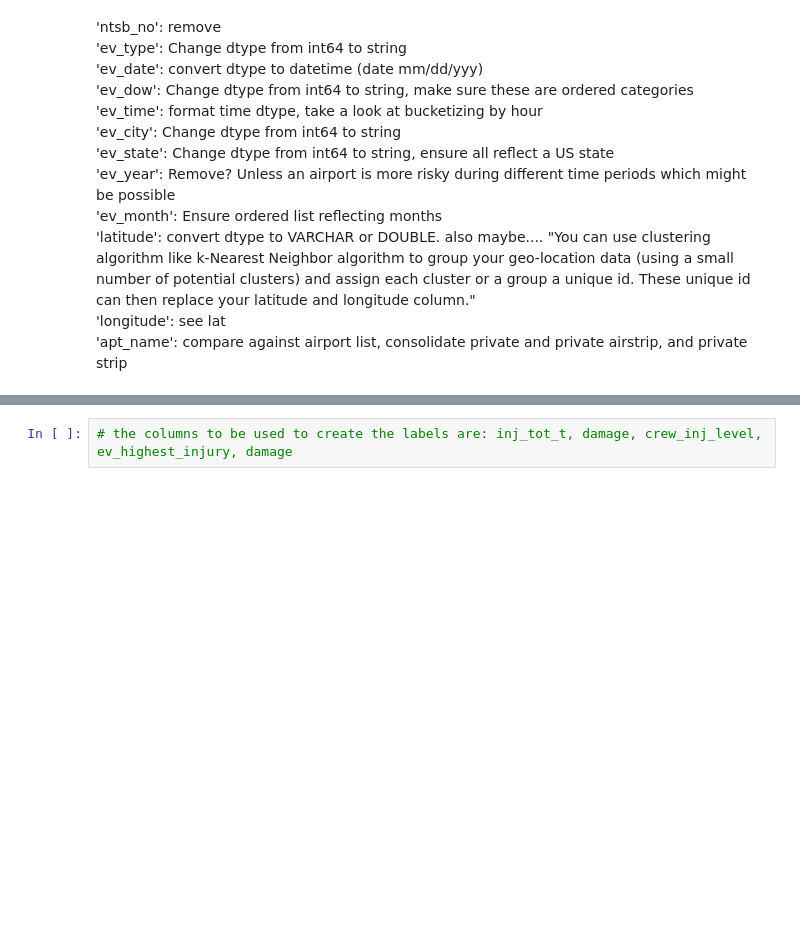
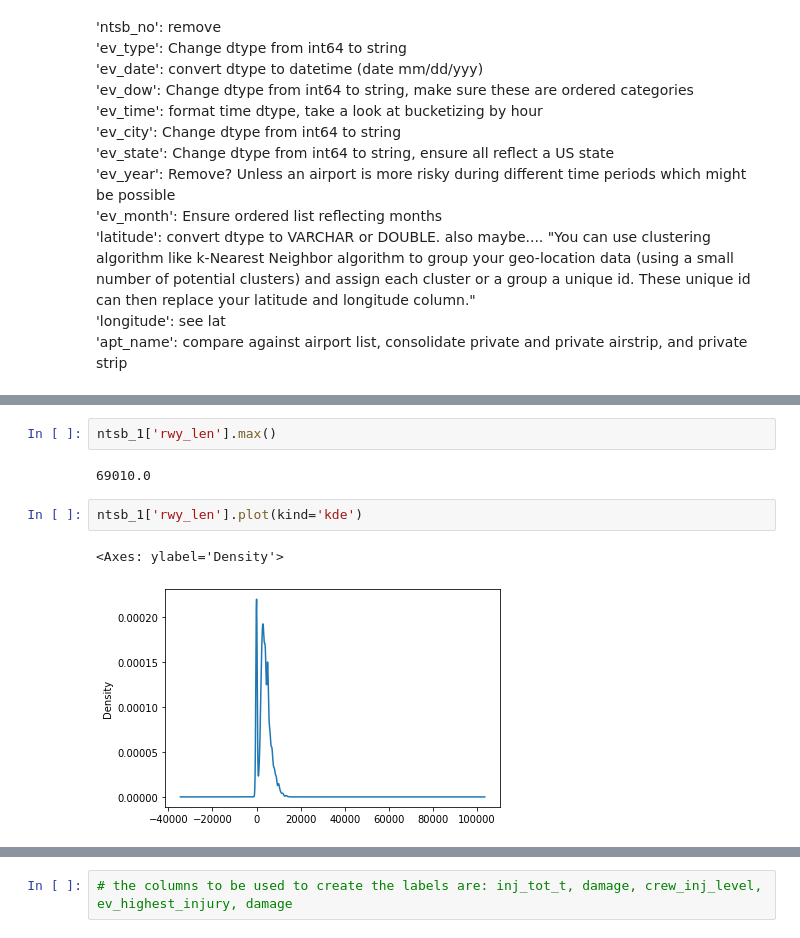
Before and after one commit to kd365/faafall22, a Jupyter notebook: cleaning.ipynb, the cells around one changed output, grey strips where cells are left out. Saved outputs shown, nothing was run; the diff lists cells and outputs as text; blank space fills up the shorter version.

```diff
--- a/cleaning.ipynb
+++ b/cleaning.ipynb
@@ -537,0 +606,9 @@ Plans for columns: <br>
+# %%
+ntsb_1['rwy_len'].max()
+# %% [output]
+69010.0
+# %%
+ntsb_1['rwy_len'].plot(kind='kde')
+# %% [output]
+<Axes: ylabel='Density'>
+[figure, added]
```
Also changed, not shown: parts of 32 cells of this notebook.
